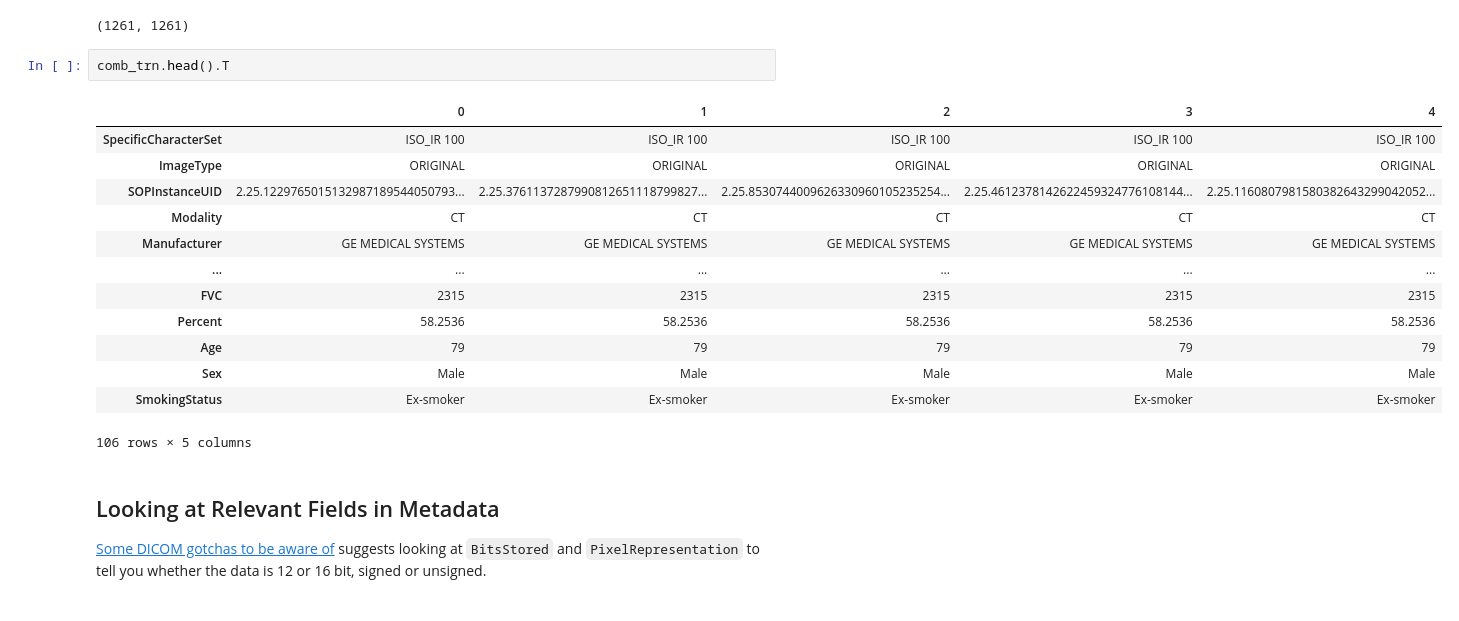
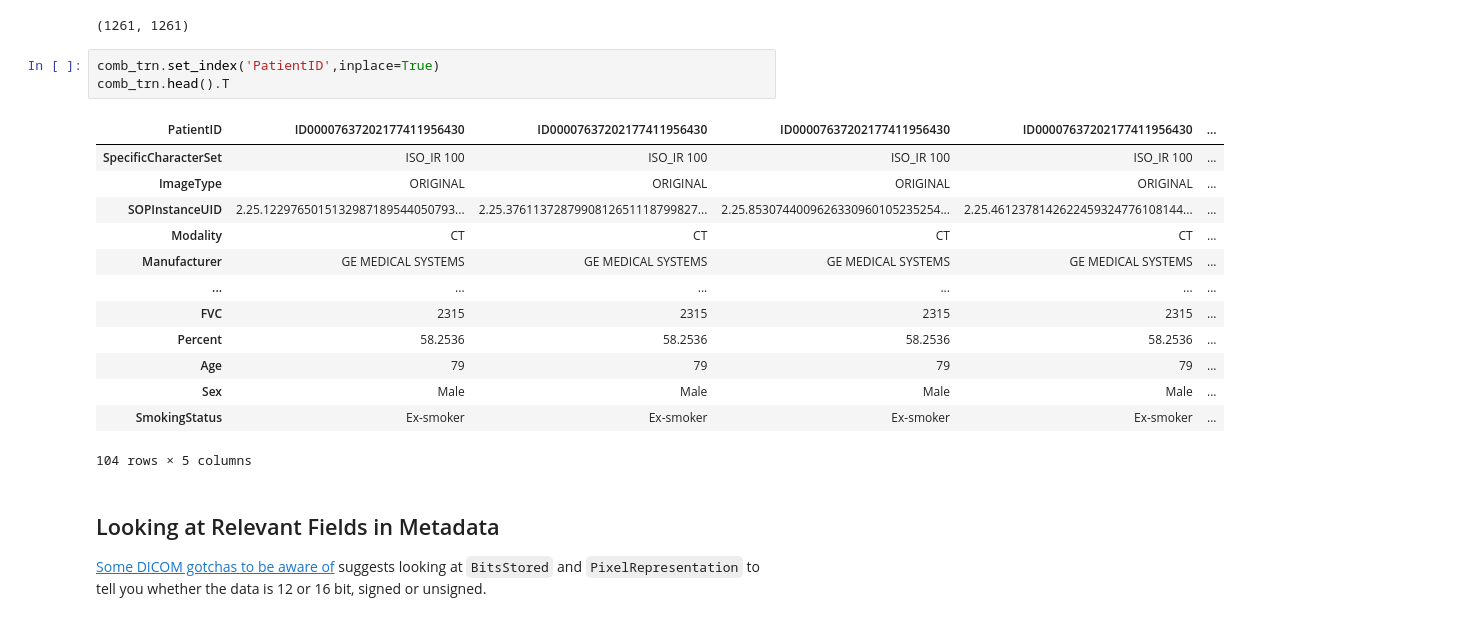
Before and after one commit to amalhot5/pulmonary-fibrosis-progression, a Jupyter notebook: model-building.ipynb, the cells around one changed output. Drawn from its saved outputs; the diff is of its cells as text.

```diff
--- a/model-building.ipynb
+++ b/model-building.ipynb
@@ -188,21 +185,22 @@ len(comb_tst), len(df_tst)
 # %% [output]
 (1261, 1261)
 # %%
+comb_trn.set_index('PatientID',inplace=True)
 comb_trn.head().T
 # %% [output]
-|  | 0 | 1 | 2 | 3 | 4 |
-| SpecificCharacterSet | ISO_IR 100 | ISO_IR 100 | ISO_IR 100 | ISO_IR 100 | ISO_IR 100 |
-| ImageType | ORIGINAL | ORIGINAL | ORIGINAL | ORIGINAL | ORIGINAL |
-| SOPInstanceUID | 2.25.1229765015132987189544050793... | 2.25.3761137287990812651118799827... | 2.25.8530744009626330960105235254... | 2.25.4612378142622459324776108144... | 2.25.1160807981580382643299042052... |
-| Modality | CT | CT | CT | CT | CT |
-| Manufacturer | GE MEDICAL SYSTEMS | GE MEDICAL SYSTEMS | GE MEDICAL SYSTEMS | GE MEDICAL SYSTEMS | GE MEDICAL SYSTEMS |
+| PatientID | ID00007637202177411956430 | ID00007637202177411956430 | ID00007637202177411956430 | ID00007637202177411956430 | ... |
+| SpecificCharacterSet | ISO_IR 100 | ISO_IR 100 | ISO_IR 100 | ISO_IR 100 | ... |
+| ImageType | ORIGINAL | ORIGINAL | ORIGINAL | ORIGINAL | ... |
+| SOPInstanceUID | 2.25.1229765015132987189544050793... | 2.25.3761137287990812651118799827... | 2.25.8530744009626330960105235254... | 2.25.4612378142622459324776108144... | ... |
+| Modality | CT | CT | CT | CT | ... |
+| Manufacturer | GE MEDICAL SYSTEMS | GE MEDICAL SYSTEMS | GE MEDICAL SYSTEMS | GE MEDICAL SYSTEMS | ... |
 | ... | ... | ... | ... | ... | ... |
-| FVC | 2315 | 2315 | 2315 | 2315 | 2315 |
-| Percent | 58.2536 | 58.2536 | 58.2536 | 58.2536 | 58.2536 |
-| Age | 79 | 79 | 79 | 79 | 79 |
-| Sex | Male | Male | Male | Male | Male |
-| SmokingStatus | Ex-smoker | Ex-smoker | Ex-smoker | Ex-smoker | Ex-smoker |
+| FVC | 2315 | 2315 | 2315 | 2315 | ... |
+| Percent | 58.2536 | 58.2536 | 58.2536 | 58.2536 | ... |
+| Age | 79 | 79 | 79 | 79 | ... |
+| Sex | Male | Male | Male | Male | ... |
+| SmokingStatus | Ex-smoker | Ex-smoker | Ex-smoker | Ex-smoker | ... |
-106 rows × 5 columns
+104 rows × 5 columns
 # %% [markdown]
 ## Looking at Relevant Fields in Metadata
 
```
Also changed, not shown: parts of 32 cells of this notebook.
